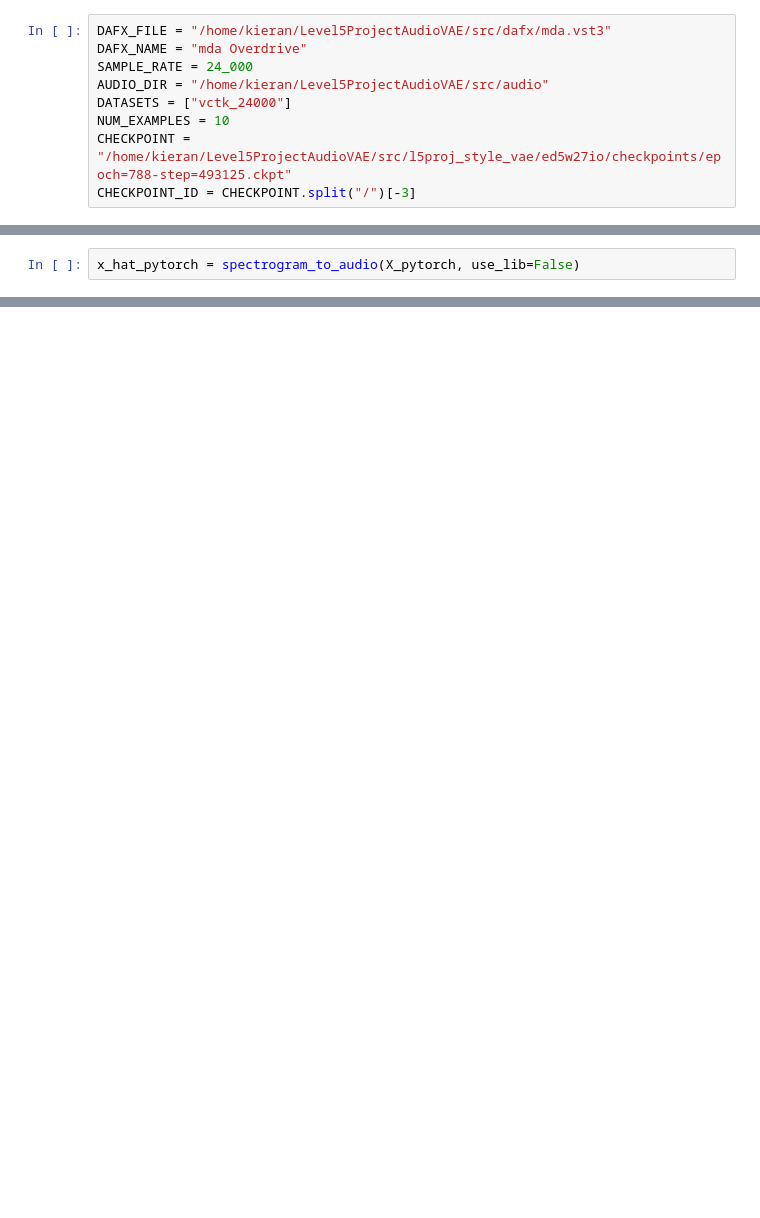
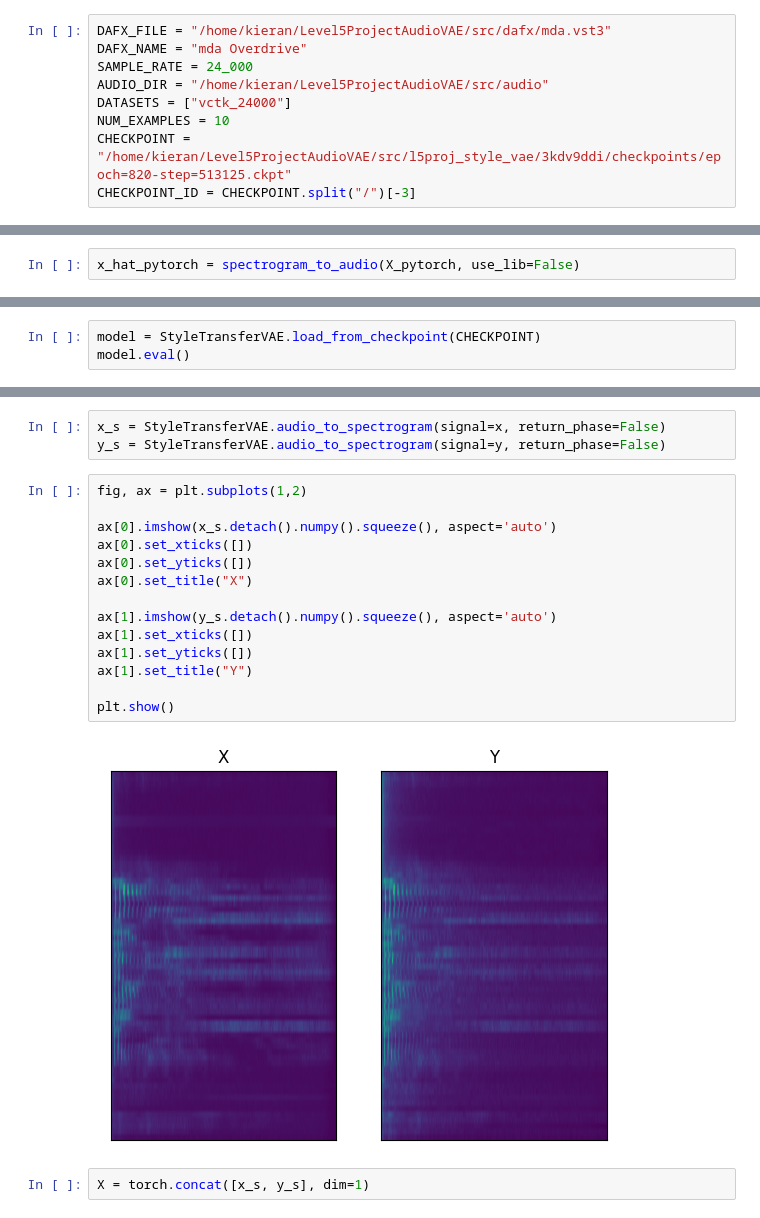
Before and after one commit to kieran-grant/Level5ProjectAudioVAE, a Jupyter notebook: src/notebooks/audio_reconstruction.ipynb, the cells around one changed output, grey strips where cells are left out. Drawn from its saved outputs; the diff is of its cells as text; blank space fills up the shorter version.

```diff
--- a/src/notebooks/audio_reconstruction.ipynb
+++ b/src/notebooks/audio_reconstruction.ipynb
@@ -18,5 +20,5 @@ SAMPLE_RATE = 24_000
 AUDIO_DIR = "/home/kieran/Level5ProjectAudioVAE/src/audio"
 DATASETS = ["vctk_24000"]
 NUM_EXAMPLES = 10
-CHECKPOINT = "/home/kieran/Level5ProjectAudioVAE/src/l5proj_style_vae/ed5w27io/checkpoints/epoch=788-step=493125.ckpt"
+CHECKPOINT = "/home/kieran/Level5ProjectAudioVAE/src/l5proj_style_vae/3kdv9ddi/checkpoints/epoch=820-step=513125.ckpt"
 CHECKPOINT_ID = CHECKPOINT.split("/")[-3]
@@ -209,0 +198,3 @@ Audio(x_hat_pytorch, rate=SAMPLE_RATE)
+# %%
+model = StyleTransferVAE.load_from_checkpoint(CHECKPOINT)
+model.eval()
@@ -209,0 +219,21 @@ Audio(x_hat_pytorch, rate=SAMPLE_RATE)
+# %%
+x_s = StyleTransferVAE.audio_to_spectrogram(signal=x, return_phase=False)
+y_s = StyleTransferVAE.audio_to_spectrogram(signal=y, return_phase=False)
+# %%
+fig, ax = plt.subplots(1,2)
+
+ax[0].imshow(x_s.detach().numpy().squeeze(), aspect='auto')
+ax[0].set_xticks([])
+ax[0].set_yticks([])
+ax[0].set_title("X")
+
+ax[1].imshow(y_s.detach().numpy().squeeze(), aspect='auto')
+ax[1].set_xticks([])
+ax[1].set_yticks([])
+ax[1].set_title("Y")
+
+plt.show()
+# %% [output]
+[figure, added]
+# %%
+X = torch.concat([x_s, y_s], dim=1)
```
Also changed, not shown: parts of 35 cells of this notebook, 2 other files.
